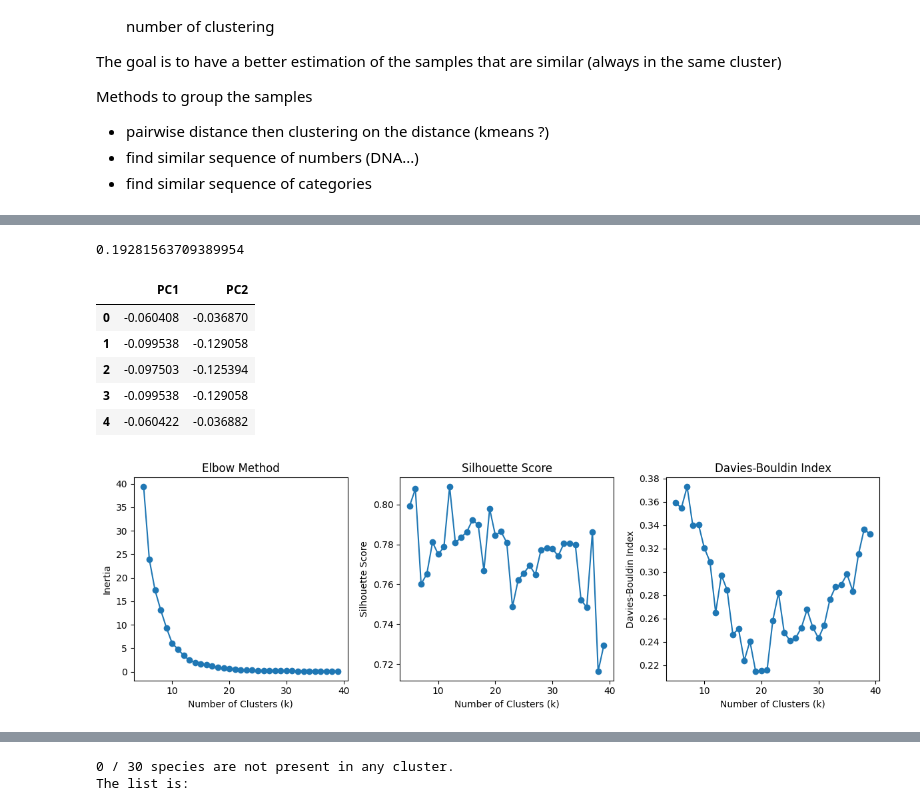
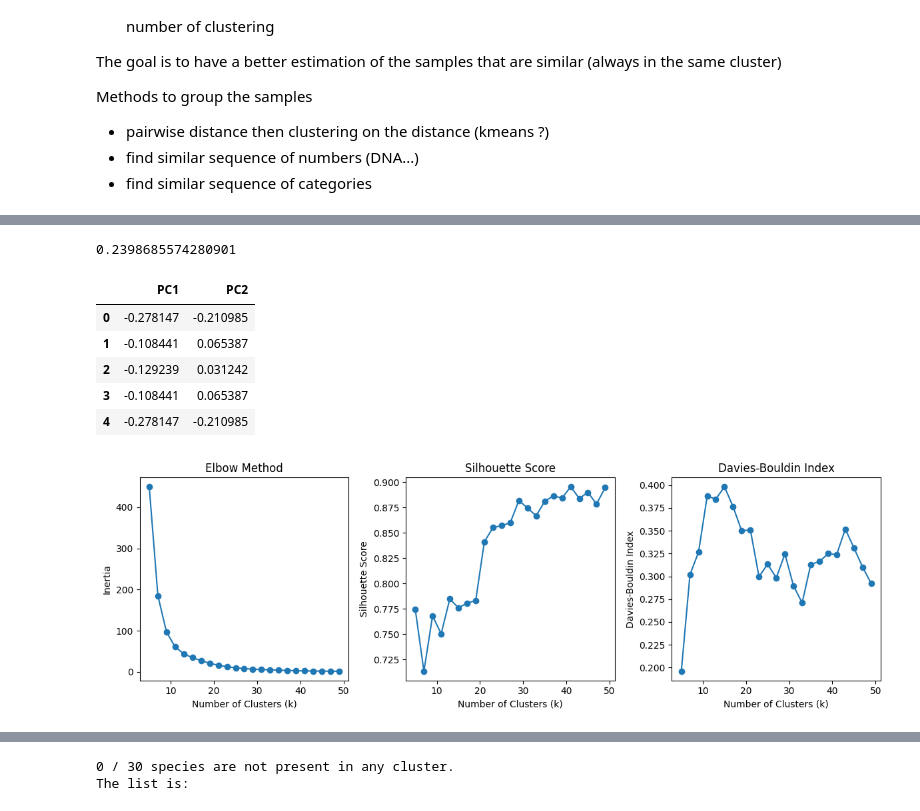
Before and after one commit to ear-team/darksound, a Jupyter notebook: notebooks/clustering-optimization.ipynb, the cells around one changed output, grey strips where cells are left out. Drawn from its saved outputs; the diff is of its cells as text; code cells hidden in the pictures.

```diff
--- a/notebooks/clustering-optimization.ipynb
+++ b/notebooks/clustering-optimization.ipynb
@@ -55,11 +55,15 @@ def evaluation(features, true_labels, clusterer):
     ami = adjusted_mutual_info_score(true_labels[clustered], pseudo_labels[clustered])
     # sometimes the validity index can't be computed
     try :
-        dbcv, per_cluster_dbcv = validity_index(features.astype(np.float64), pseudo_labels, metric='euclidean', per_pseudo_label_id_scores=True)
+        dbcv, dbcv_per_cluster = validity_index(
+                                    X=embedding.astype(np.float64),
+                                    labels=pseudo_labels,
+                                    metric='euclidean',
+                                    per_cluster_scores=True)
     except:
-        dbcv = 0
-        per_cluster_dbcv = [0]
-    return ari, ami, dbcv, per_cluster_dbcv
+        dbcv = np.nan
+        dbcv_per_cluster = [np.nan]
+    return ari, ami, dbcv, dbcv_per_cluster
 
 def get_clusterer(features, n_components, method_reduc='PCA', method_cluster='DBSCAN', random_seed = 1979) :
     if method_reduc == 'PCA':
@@ -67,20 +71,20 @@ def get_clusterer(features, n_components, method_reduc='PCA', method_cluster='DB
         pca = PCA(n_components=n_components, random_state=random_seed)
         embedding = pca.fit_transform(features)
         # Determine the parameters for DBSCAN (Sander et al., 1998, Schubert et al., 2017)
-        k = embedding.shape[1] * 2
+        k = embedding.shape[1] * 2 -1
     elif method_reduc == 'TSVD':
         # Linear reduction of dimensionality of the latent space
         embedding = TruncatedSVD(n_components=n_components, random_state=random_seed).fit_transform(features)
         # Determine the parameters for DBSCAN (Sander et al., 1998, Schubert et al., 2017)
-        k = embedding.shape[1] * 2
+        k = embedding.shape[1] * 2 -1
     elif method_reduc == 'UMAP':
         # Nonlinear reduction of dimensionality of the latent space
         embedding = umap.UMAP(densmap=True, n_components=n_components, n_jobs=-1, random_state=random_seed).fit_transform(features)
         # Determine the parameters for DBSCAN (Sander et al., 1998, Schubert et al., 2017)
-        k = embedding.shape[1] * 2
+        k = embedding.shape[1] * 2 -1
     else:
         embedding = features
-        k = n_components * 2
+        k = n_components * 2 -1
 
     # Calculate average distance between each point in the data set and its k-nearest neighbors (k corresponds to min_points).
     neighbors = NearestNeighbors(n_neighbors=k)
@@ -100,9 +104,10 @@ def get_clusterer(features, n_components, method_reduc='PCA', method_cluster='DB
 
     if method_cluster == 'HDBSCAN':
         # Perform HDBSCAN clustering from embedding array (min_cluster_size is equivalent to min_samples in DBSCAN)
-        # clusterer = HDBSCAN(min_cluster_size=k, min_samples=k//2).fit(embedding)
-        # clusterer = HDBSCAN(min_cluster_size=k, min_samples=k//2, cluster_selection_epsilon=eps).fit(embedding)
-        clusterer = HDBSCAN(min_cluster_size=k, min_samples=k//2, cluster_selection_epsilon=eps, prediction_data=True).fit(embedding)
+        if eps == 0 :
+            clusterer = HDBSCAN(min_cluster_size=k, min_samples=k//2).fit(embedding)
+        else:
+            clusterer = HDBSCAN(min_cluster_size=k, min_samples=k//2, cluster_selection_epsilon=eps).fit(embedding)
     elif method_cluster == 'DBSCAN':
         # Perform DBSCAN clustering from embedding array
         clusterer = DBSCAN(min_samples=k, eps=eps).fit(embedding)
@@ -288,10 +313,9 @@ Methods to group the samples
 # PREPARE THE DATA FOR THE CLUSTERING
 #--------------------------------------------------------------------------
 features = np.load(f'{parent_path}//embeddings//features//prototypical-networks-5way-1shot-densenet-30classes.npy')
-n_components = np.arange(2,10)
+n_components = [5,10,15,20,25,30]
 method_reduc = 'UMAP'
-method_cluster = 'HDBSCAN'
-seeds = np.arange(10)
+method_cluster = 'DBSCAN'
 
 pseudo_labels_list = []
 
@@ -362,11 +391,14 @@ df_sequence_cluster_ids
 8163 rows × 2 columns
 # %%
+# https://github.com/cran2367/sgt/blob/master/sgt.ipynb
+# Sequence Graph Transform (SGT) — Sequence Embedding for Clustering, Classification, and Search
+
 from sgt import SGT
 import pandarallel  # required library for multiprocessing
 
 sgt = SGT(kappa=1,
         flatten=True,
-        lengthsensitive=False,
+        lengthsensitive=True,
         mode='multiprocessing')
 
 sgtembedding_df = sgt.fit_transform(corpus=df_sequence_cluster_ids)
@@ -424,13 +456,13 @@ df = pd.DataFrame(data=X, columns=[f'PC{i+1}' for i in range(n_components)])
 
 df.head()
 # %% [output]
-0.19281563709389954
+0.2398685574280901
 |  | PC1 | PC2 |
-| 0 | -0.060408 | -0.036870 |
-| 1 | -0.099538 | -0.129058 |
-| 2 | -0.097503 | -0.125394 |
-| 3 | -0.099538 | -0.129058 |
-| 4 | -0.060422 | -0.036882 |
+| 0 | -0.278147 | -0.210985 |
+| 1 | -0.108441 | 0.065387 |
+| 2 | -0.129239 | 0.031242 |
+| 3 | -0.108441 | 0.065387 |
+| 4 | -0.278147 | -0.210985 |
 # %%
 from sklearn.cluster import KMeans
 from sklearn.metrics import silhouette_score, davies_bouldin_score
@@ -438,7 +470,7 @@ from colorsys import hls_to_rgb
 import matplotlib.cm as cm
 
 # Define the range of k values
-k_values = range(5, 40, 1)
+k_values = range(5, 50, 2)
 
 # Initialize lists to store metric scores
 inertia_values = []
@@ -454,32 +486,32 @@ for k in k_values:
     # Calculate inertia, silhouette score, and Davies-Bouldin index
     inertia_values.append(kmeans.inertia_)
     silhouette_scores.append(silhouette_score(X, kmeans.labels_))
     davies_bouldin_scores.append(davies_bouldin_score(X, kmeans.labels_))
 
 # Plot the elbow method
 plt.figure(figsize=(12, 4))
 plt.subplot(1, 3, 1)
 plt.plot(k_values, inertia_values, marker='o')
 plt.xlabel('Number of Clusters (k)')
 plt.ylabel('Inertia')
 plt.title('Elbow Method')
 
 # Plot silhouette score
 plt.subplot(1, 3, 2)
 plt.plot(k_values, silhouette_scores, marker='o')
 plt.xlabel('Number of Clusters (k)')
 plt.ylabel('Silhouette Score')
 plt.title('Silhouette Score')
 
 # Plot Davies-Bouldin index
 plt.subplot(1, 3, 3)
 plt.plot(k_values, davies_bouldin_scores, marker='o')
 plt.xlabel('Number of Clusters (k)')
 plt.ylabel('Davies-Bouldin Index')
 plt.title('Davies-Bouldin Index')
 
 plt.tight_layout()
 plt.show()
 # %% [output]
-[figure, old version]
+[figure, new version]
 # %%
```
Also changed, not shown: parts of 21 cells of this notebook.
